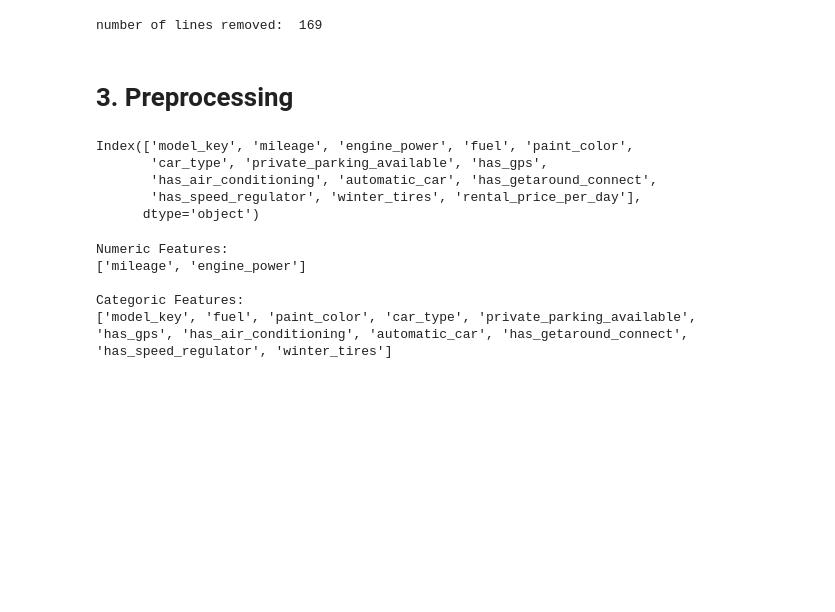
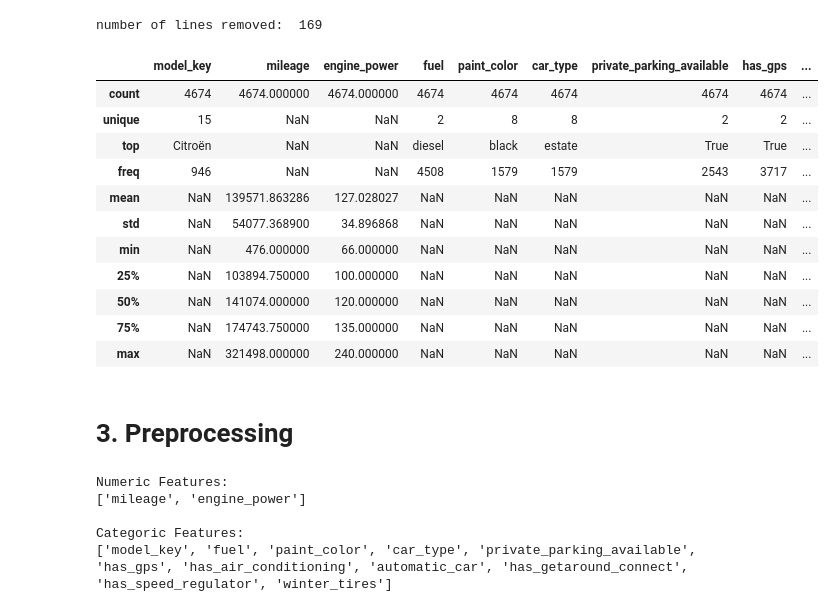
Before and after one commit to myriamgoyet/Deployment-Getaround, a Jupyter notebook: Machine_Learning/Getaround_price_optimization.ipynb, the cells around one changed output. Drawn from its saved outputs; the diff is of its cells as text; code cells hidden in the pictures; blank space fills up the shorter version.

```diff
--- a/Machine_Learning/Getaround_price_optimization.ipynb
+++ b/Machine_Learning/Getaround_price_optimization.ipynb
@@ -147,6 +152,8 @@ We notice some outliers in our numerical features
 data_pricing_eng=data_pricing.copy()
 # %%
 data_pricing_eng= data_pricing_eng.drop("Unnamed: 0", axis = 1)
+# %%
+data_pricing_eng = data_pricing_eng[data_pricing_eng["mileage"]>0]
 # %%
 # Drop outliers in numerical features
 
@@ -242,16 +249,23 @@ data_pricing_eng.shape
 print("number of lines removed: ", (data_pricing.shape[0] - data_pricing_eng.shape[0]))
 # %% [output]
 number of lines removed:  169
+# %%
+data_pricing_eng.describe(include="all")
+# %% [output]
+|  | model_key | mileage | engine_power | fuel | paint_color | car_type | private_parking_available | has_gps | ... |
+| count | 4674 | 4674.000000 | 4674.000000 | 4674 | 4674 | 4674 | 4674 | 4674 | ... |
+| unique | 15 | NaN | NaN | 2 | 8 | 8 | 2 | 2 | ... |
+| top | Citroën | NaN | NaN | diesel | black | estate | True | True | ... |
+| freq | 946 | NaN | NaN | 4508 | 1579 | 1579 | 2543 | 3717 | ... |
+| mean | NaN | 139571.863286 | 127.028027 | NaN | NaN | NaN | NaN | NaN | ... |
+| std | NaN | 54077.368900 | 34.896868 | NaN | NaN | NaN | NaN | NaN | ... |
+| min | NaN | 476.000000 | 66.000000 | NaN | NaN | NaN | NaN | NaN | ... |
+| 25% | NaN | 103894.750000 | 100.000000 | NaN | NaN | NaN | NaN | NaN | ... |
+| 50% | NaN | 141074.000000 | 120.000000 | NaN | NaN | NaN | NaN | NaN | ... |
+| 75% | NaN | 174743.750000 | 135.000000 | NaN | NaN | NaN | NaN | NaN | ... |
+| max | NaN | 321498.000000 | 240.000000 | NaN | NaN | NaN | NaN | NaN | ... |
 # %% [markdown]
 # 3. Preprocessing
-# %%
-data_pricing_eng.columns
-# %% [output]
-Index(['model_key', 'mileage', 'engine_power', 'fuel', 'paint_color',
-       'car_type', 'private_parking_available', 'has_gps',
-       'has_air_conditioning', 'automatic_car', 'has_getaround_connect',
-       'has_speed_regulator', 'winter_tires', 'rental_price_per_day'],
-      dtype='object')
 # %%
 # Separate target variable Y from features X
 target_name = "rental_price_per_day"
```
Also changed, not shown: parts of 6 cells of this notebook, 5 other files.
